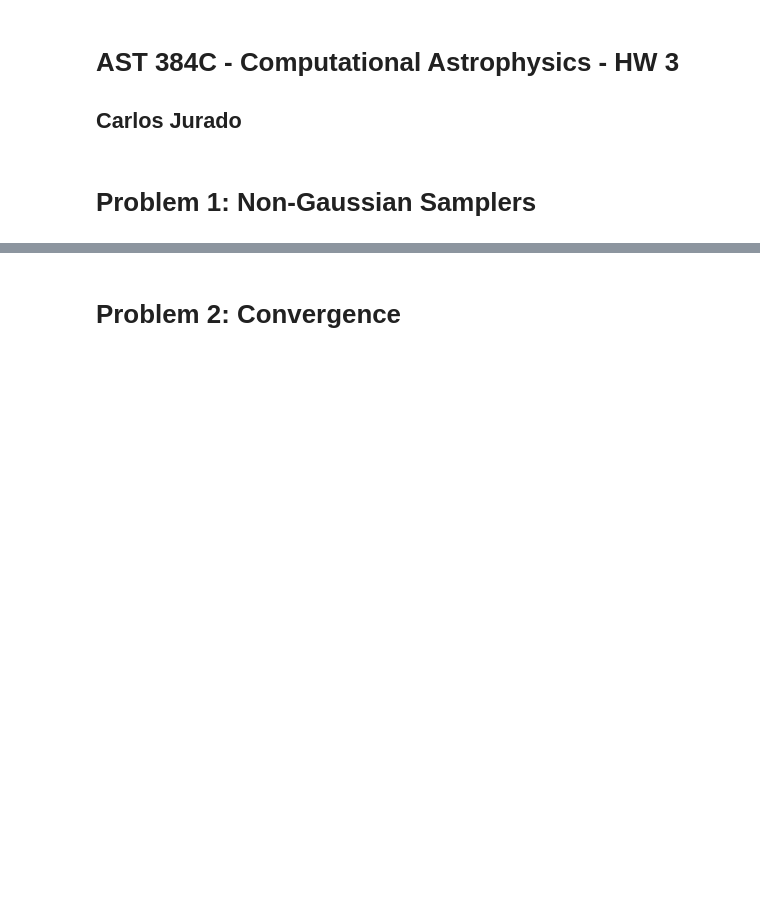
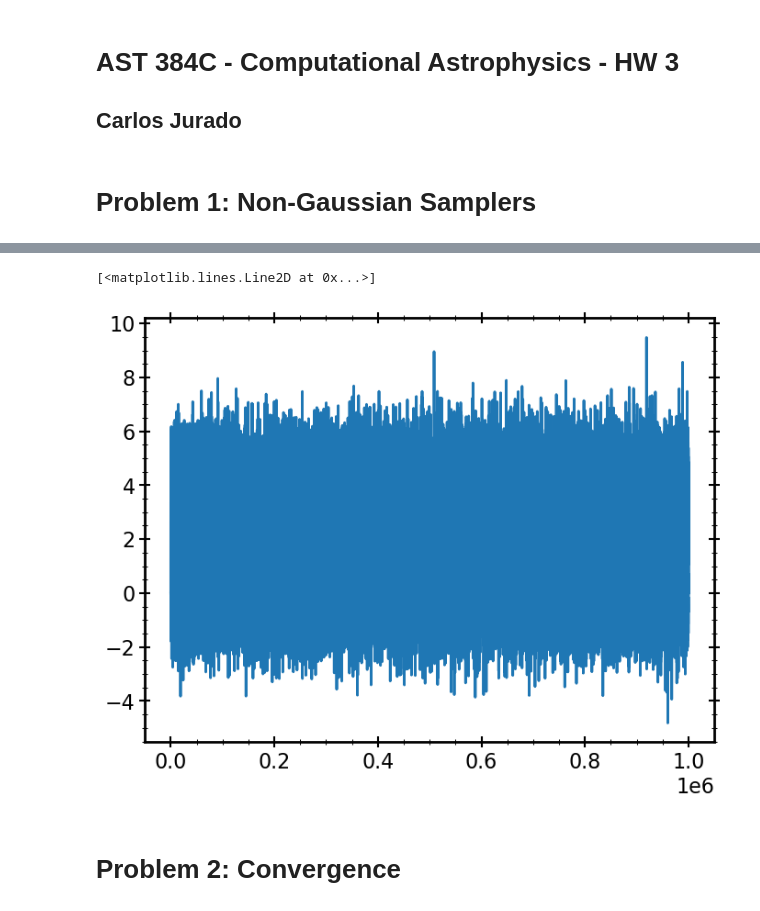
Before and after one commit to carlosajurado/AST384C-Computational-Astrophysics, a Jupyter notebook: HW4.ipynb, the cells around one changed output, grey strips where cells are left out. Cells and saved outputs as stored; diff of their text form; code cells hidden in the pictures; blank space fills up the shorter version.

```diff
--- a/HW4.ipynb
+++ b/HW4.ipynb
@@ -57,3 +72,8 @@ ValueError: The truth value of an array with more than one element is ambiguous.
+# %%
+plt.plot(samples)
+# %% [output]
+[<matplotlib.lines.Line2D at 0x...>]
+[figure, added]
 # %% [markdown]
 # Problem 2: Convergence
 # %% [markdown]
```
Also changed, not shown: parts of 4 cells of this notebook.
